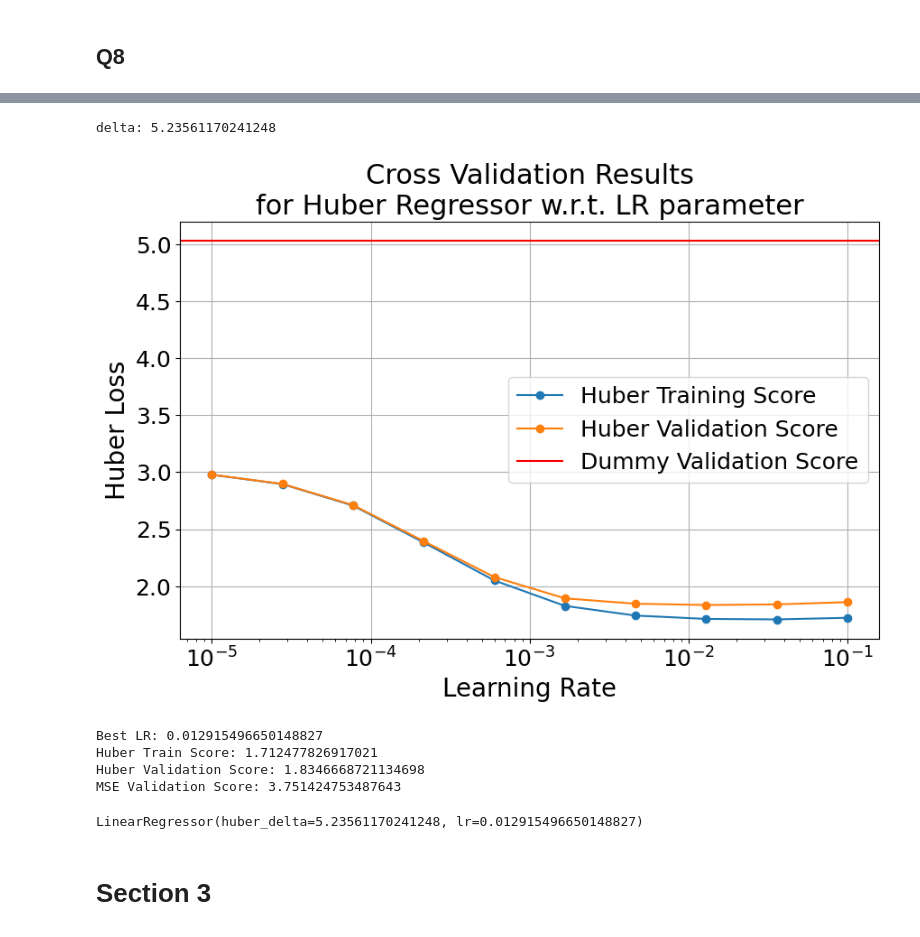
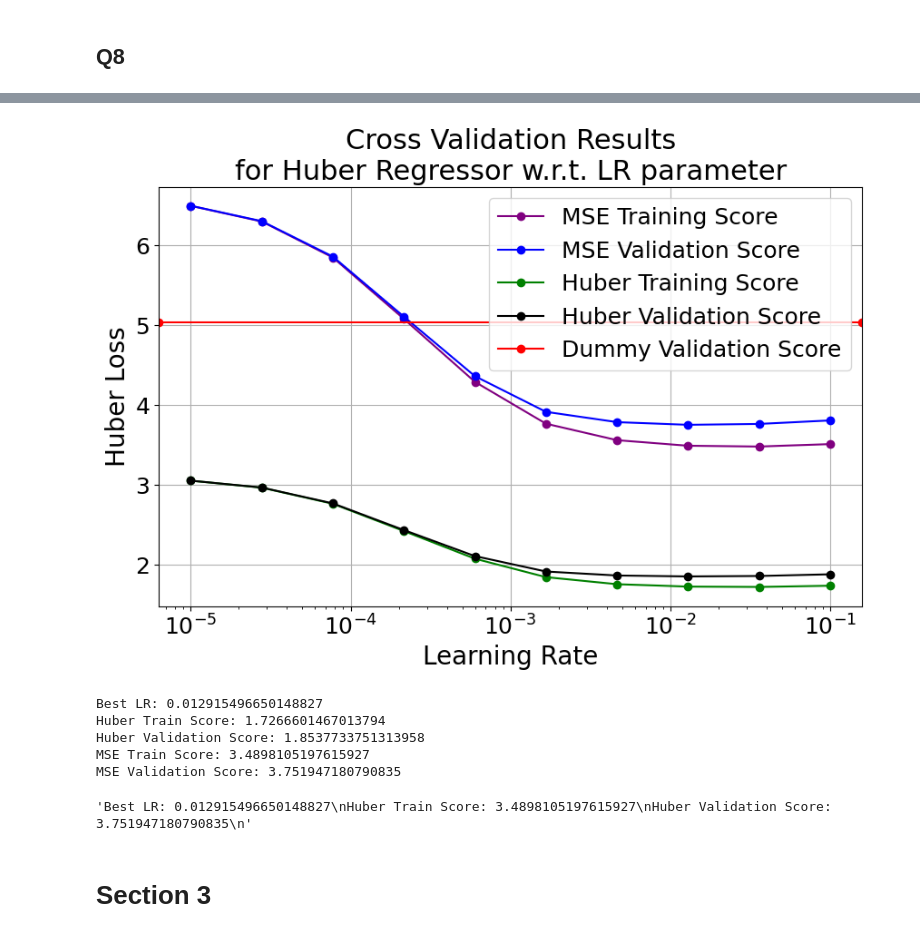
Before and after one commit to dgershko/iml_hw3, a Jupyter notebook: hw3.ipynb, the cells around one changed output, grey strips where cells are left out. Drawn from its saved outputs; the diff is of its cells as text; code cells hidden in the pictures.

```diff
--- a/hw3.ipynb
+++ b/hw3.ipynb
@@ -368,54 +364,75 @@ DummyRegressor()
 # %%
+
 def huber_loss(estimator, x, y):
     return LinearRegressor.loss(estimator.w, estimator.b, x, y, delta)
 
 lr_values = np.logspace(-5, -1, 10)
-print(f"delta: {delta}")
-train_scores = []
-test_scores = []
+# # print(f"delta: {delta}")
+huber_train = []
+huber_validation = []
+mse_train = []
+mse_validation = []
+
 for lr in lr_values:
     linear = LinearRegressor(lr=lr, huber_delta=delta)
     # cv_result = cross_validate(linear, prepared_X, prepared_y, cv=5, return_train_score=True, scoring="neg_mean_squared_error", n_jobs=5)
 
-    cv_result = cross_validate(linear, prepared_X, prepared_y, cv=5, return_train_score=True, scoring=huber_loss, n_jobs=5)
+    cv_result = cross_validate(linear, prepared_X, prepared_y, cv=5, return_train_score=True, scoring={"neg_mean_squared_error": "neg_mean_squared_error", "huber_loss": huber_loss}, n_jobs=5)
 
-    test_scores.append(np.abs(np.mean(cv_result["test_score"])))
-    train_scores.append(np.abs(np.mean(cv_result["train_score"])))
+    mse_train.append(np.abs(np.mean(cv_result["train_neg_mean_squared_error"])))
+    mse_validation.append(np.abs(np.mean(cv_result["test_neg_mean_squared_error"])))
+    huber_train.append(np.abs(np.mean(cv_result["train_huber_loss"])))
+    huber_validation.append(np.abs(np.mean(cv_result["test_huber_loss"])))
 
 plt.figure(figsize=(10, 6))
-plt.semilogx(lr_values, train_scores, label="Huber Training Score", marker="o")
-plt.semilogx(lr_values, test_scores, label="Huber Validation Score", marker="o")
-plt.axhline(y=dummy_validation_score, label="Dummy Validation Score", color="red")
+plt.semilogx(lr_values, mse_train, label="MSE Training Score", marker="o", color="purple")
+plt.semilogx(lr_values, mse_validation, label="MSE Validation Score", marker="o", color="blue")
+plt.semilogx(lr_values, huber_train, label="Huber Training Score", marker = "o", color="green")
+plt.semilogx(lr_values, huber_validation, label="Huber Validation Score", marker="o", color="black")
+
+plt.axhline(y=dummy_validation_score, label="Dummy Validation Score", marker="o", color="red")
 plt.xlabel("Learning Rate")
 plt.ylabel("Huber Loss")
 plt.title("""Cross Validation Results
 for Huber Regressor w.r.t. LR parameter""")
 plt.legend()
 plt.grid(True)
 plt.show()
 
-best_index = np.argmin(test_scores)
+best_index = np.argmin(mse_validation)
 best_lr = lr_values[best_index]
 print(f"Best LR: {best_lr}")
-print(f"Huber Train Score: {train_scores[best_index]}")
-print(f"Huber Validation Score: {test_scores[best_index]}")
+print(f"Huber Train Score: {huber_train[best_index]}")
+print(f"Huber Validation Score: {huber_validation[best_index]}")
+print(f"MSE Train Score: {mse_train[best_index]}")
+print(f"MSE Validation Score: {mse_validation[best_index]}")
 
-## [TODO!] IS THIS RIGHT?
-linear = LinearRegressor(lr=best_lr, huber_delta=delta)
-linear_mse_cv_result = cross_validate(linear, prepared_X, prepared_y, cv=5, return_train_score=True, scoring="neg_mean_squared_error", n_jobs=5)
-linear_mse_score = np.abs(np.mean(linear_mse_cv_result["test_score"]))
-print(f"MSE Validation Score: {linear_mse_score}")
+# ## [TODO!] IS THIS RIGHT?
+# linear = LinearRegressor(lr=best_lr, huber_delta=delta)
+# linear_mse_cv_result = cross_validate(linear, prepared_X, prepared_y, cv=5, return_train_score=True, scoring={"neg_mean_squared_error": "neg_mean_squared_error", "huber_loss": huber_loss}, n_jobs=5)
+# # cross_val_res = cross_validate(dummy_regressor, X_train, y_train, cv=k_folds, scoring={"neg_mean_squared_error": scoring, "huber loss": huber_loss})
+
+# neg_mse_test = np.abs(linear_mse_cv_result["test_neg_mean_squared_error"].mean())
+# huber_train = np.abs(linear_mse_cv_result["train_huber_loss"].mean())
+# print(f"mse test: {neg_mse_test:.5f}, huber train: {huber_train:.5f}")
 # TASK !!
 linear_regressor = LinearRegressor(lr=best_lr, huber_delta=delta)
 linear_regressor.fit(prepared_X, prepared_y)
+"""
+Best LR: 0.012915496650148827
+Huber Train Score: 1.7266601467013794
+Huber Validation Score: 1.8537733751313958
+MSE Train Score: 3.4898105197615927
+MSE Validation Score: 3.751947180790835
+"""
 # %% [output]
+[figure, new version]
-delta: 5.23561170241248
+Best LR: 0.012915496650148827
+Huber Train Score: 1.7266601467013794
+Huber Validation Score: 1.8537733751313958
+MSE Train Score: 3.4898105197615927
+MSE Validation Score: 3.751947180790835
-[figure, old version]
-Best LR: 0.012915496650148827
-Huber Train Score: 1.712477826917021
-Huber Validation Score: 1.8346668721134698
-MSE Validation Score: 3.751424753487643
+'Best LR: 0.012915496650148827\nHuber Train Score: 3.4898105197615927\nHuber Validation Score: 3.751947180790835\n'
-LinearRegressor(huber_delta=5.23561170241248, lr=0.012915496650148827)
 # %%
 # ## THIS IS A TEST FOR Q9 - PLEASE IGNORE
 
```
Also changed, not shown: parts of 15 cells of this notebook.
